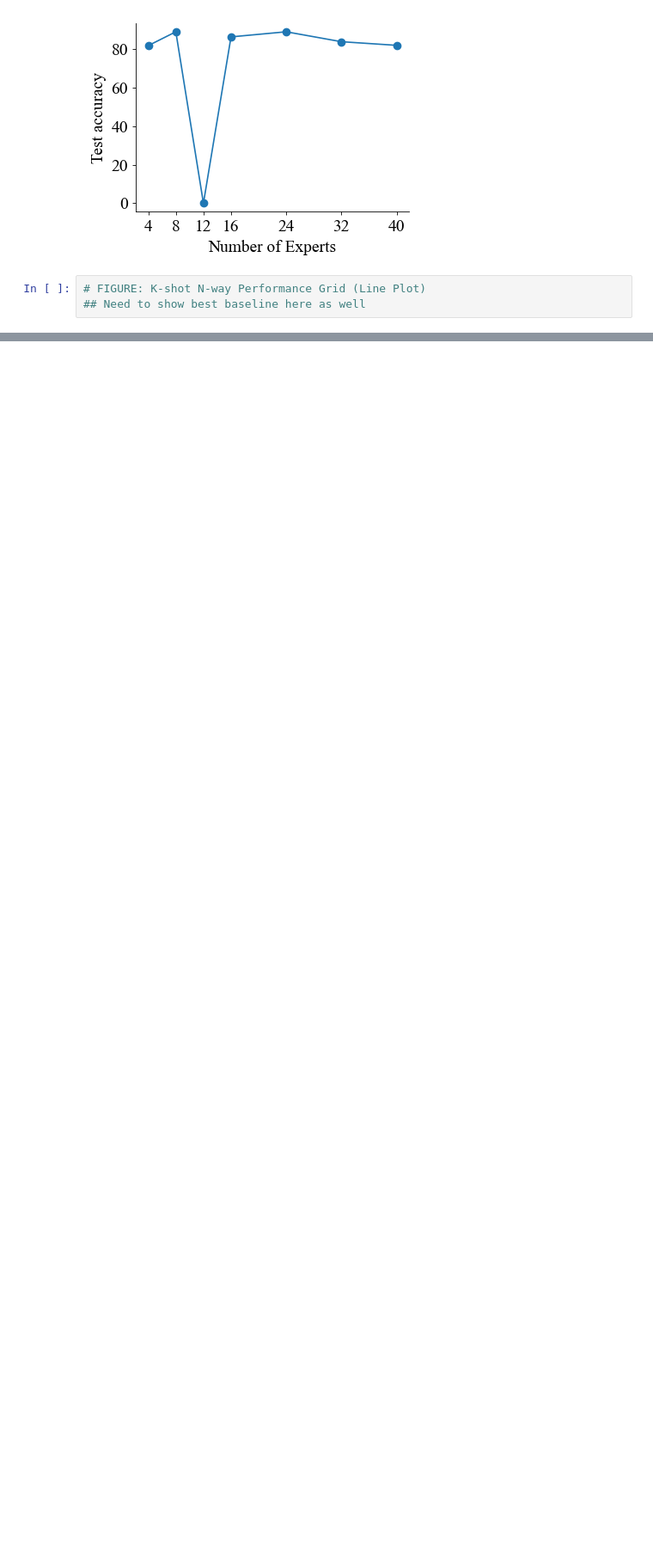
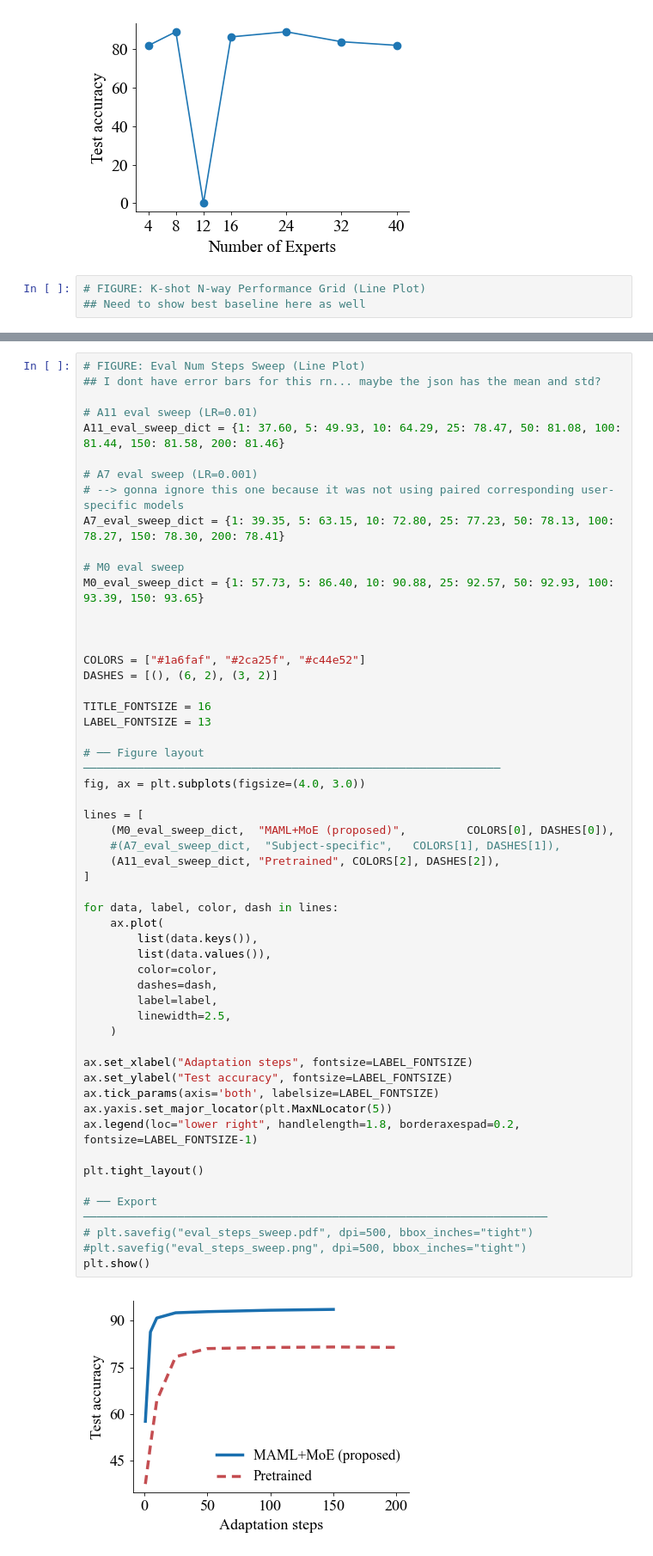
Before and after one commit to kdmalc/pers-gest-cls, a Jupyter notebook: paper_figures/NeurIPS_Figures.ipynb, the cells around one changed output, grey strips where cells are left out. Shown at 86% size. Cells and saved outputs as stored; diff of their text form; blank space fills up the shorter version.

```diff
--- a/paper_figures/NeurIPS_Figures.ipynb
+++ b/paper_figures/NeurIPS_Figures.ipynb
@@ -674 +894,56 @@ M0_eval_sweep_dict = {1: 57.73, 5: 86.40, 10: 90.88, 25: 92.57, 50: 92.93, 100:
+# %%
+# FIGURE: Eval Num Steps Sweep (Line Plot)
+## I dont have error bars for this rn... maybe the json has the mean and std?
+
+# A11 eval sweep (LR=0.01)
+A11_eval_sweep_dict = {1: 37.60, 5: 49.93, 10: 64.29, 25: 78.47, 50: 81.08, 100: 81.44, 150: 81.58, 200: 81.46}
+
+# A7 eval sweep (LR=0.001)
+# --> gonna ignore this one because it was not using paired corresponding user-specific models
+A7_eval_sweep_dict = {1: 39.35, 5: 63.15, 10: 72.80, 25: 77.23, 50: 78.13, 100: 78.27, 150: 78.30, 200: 78.41}
+
+# M0 eval sweep
+M0_eval_sweep_dict = {1: 57.73, 5: 86.40, 10: 90.88, 25: 92.57, 50: 92.93, 100: 93.39, 150: 93.65}
+
+
+
+COLORS = ["#1a6faf", "#2ca25f", "#c44e52"]
+DASHES = [(), (6, 2), (3, 2)]
+
+TITLE_FONTSIZE = 16
+LABEL_FONTSIZE = 13
+
+# ── Figure layout ──────────────────────────────────────────────────────────────
+fig, ax = plt.subplots(figsize=(4.0, 3.0))
+
+lines = [
+    (M0_eval_sweep_dict,  "MAML+MoE (proposed)",         COLORS[0], DASHES[0]),
+    #(A7_eval_sweep_dict,  "Subject-specific",   COLORS[1], DASHES[1]),
+    (A11_eval_sweep_dict, "Pretrained", COLORS[2], DASHES[2]),
+]
+
+for data, label, color, dash in lines:
+    ax.plot(
+        list(data.keys()),
+        list(data.values()),
+        color=color,
+        dashes=dash,
+        label=label,
+        linewidth=2.5,
+    )
+
+ax.set_xlabel("Adaptation steps", fontsize=LABEL_FONTSIZE)
+ax.set_ylabel("Test accuracy", fontsize=LABEL_FONTSIZE)
+ax.tick_params(axis='both', labelsize=LABEL_FONTSIZE)
+ax.yaxis.set_major_locator(plt.MaxNLocator(5))
+ax.legend(loc="lower right", handlelength=1.8, borderaxespad=0.2, fontsize=LABEL_FONTSIZE-1)
+
+plt.tight_layout()
+
+# ── Export ─────────────────────────────────────────────────────────────────────
+# plt.savefig("eval_steps_sweep.pdf", dpi=500, bbox_inches="tight")
+#plt.savefig("eval_steps_sweep.png", dpi=500, bbox_inches="tight")
+plt.show()
+# %% [output]
+[figure, added]
 # %%
```
Also changed, not shown: parts of 9 cells of this notebook, 7 other files.
